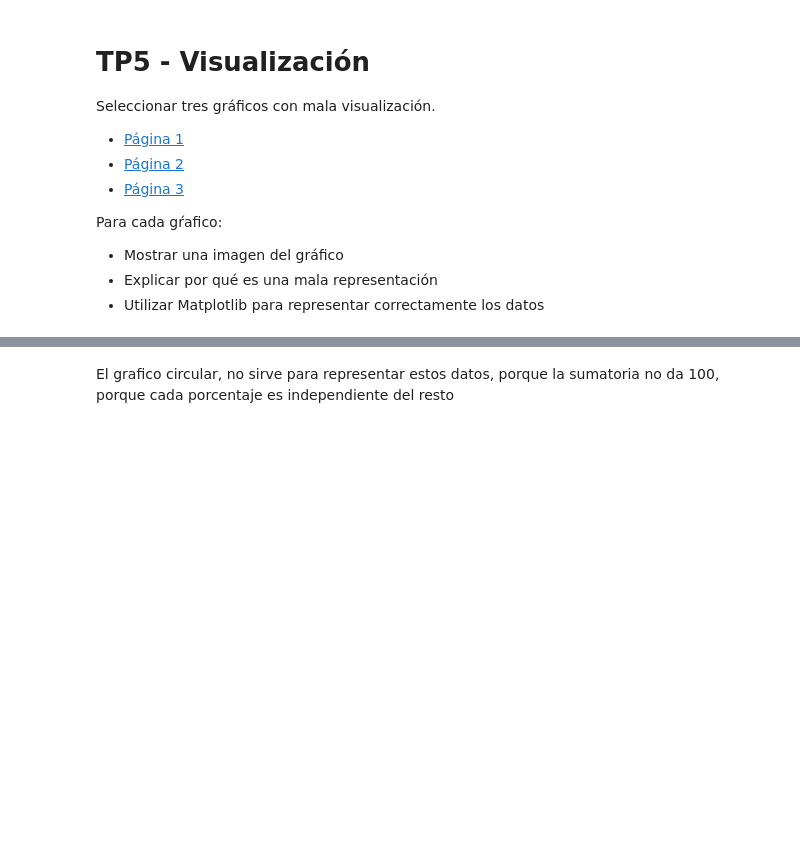
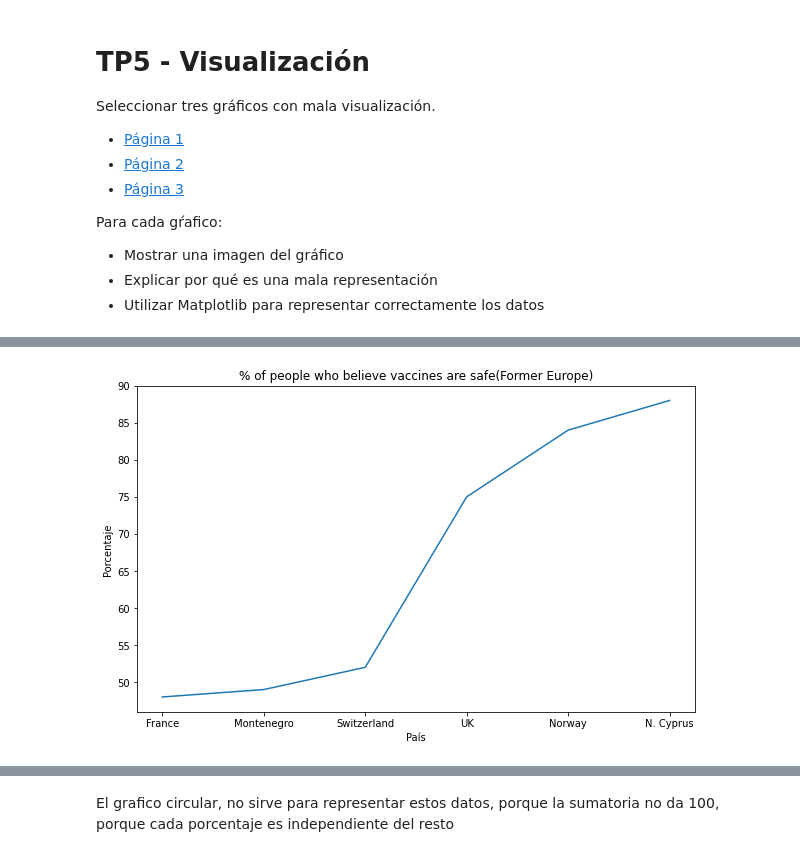
Before and after one commit to Lucas16AR/UM-BDD-II-2021, a Jupyter notebook: TP5.ipynb, the cells around one changed output, grey strips where cells are left out. Drawn from its saved outputs; the diff is of its cells as text; code cells hidden in the pictures; blank space fills up the shorter version.

```diff
--- a/TP5.ipynb
+++ b/TP5.ipynb
@@ -18,0 +37,13 @@ Para cada gŕafico:
+# %%
+import matplotlib.pyplot as plt
+%matplotlib inline
+plt.figure(figsize = (10,6))
+x = ['France','Montenegro','Switzerland','UK','Norway','N. Cyprus']
+y = [48,49,52, 75,84, 88]
+plt.xlabel("País")
+plt.ylabel("Porcentaje")
+plt.title("% of people who believe vaccines are safe(Former Europe)")
+plt.plot(x,y)
+plt.show()
+# %% [output]
+[figure, added]
```
Also changed, not shown: parts of 14 cells of this notebook.
